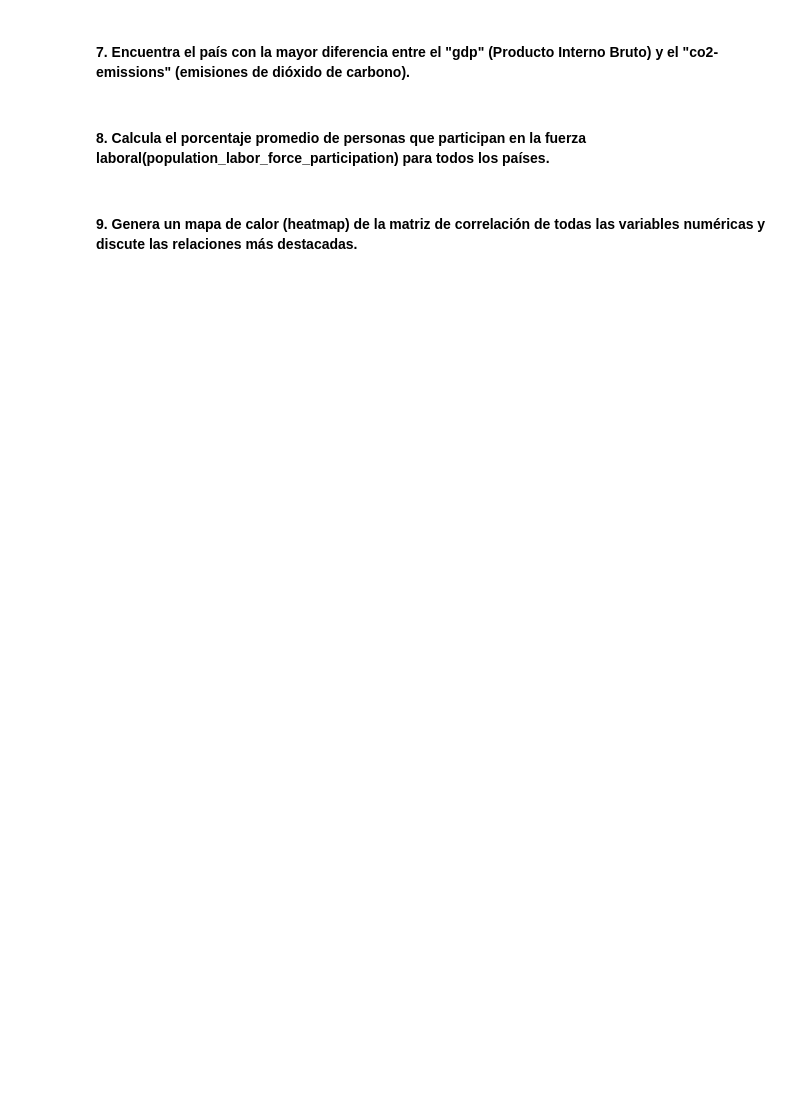
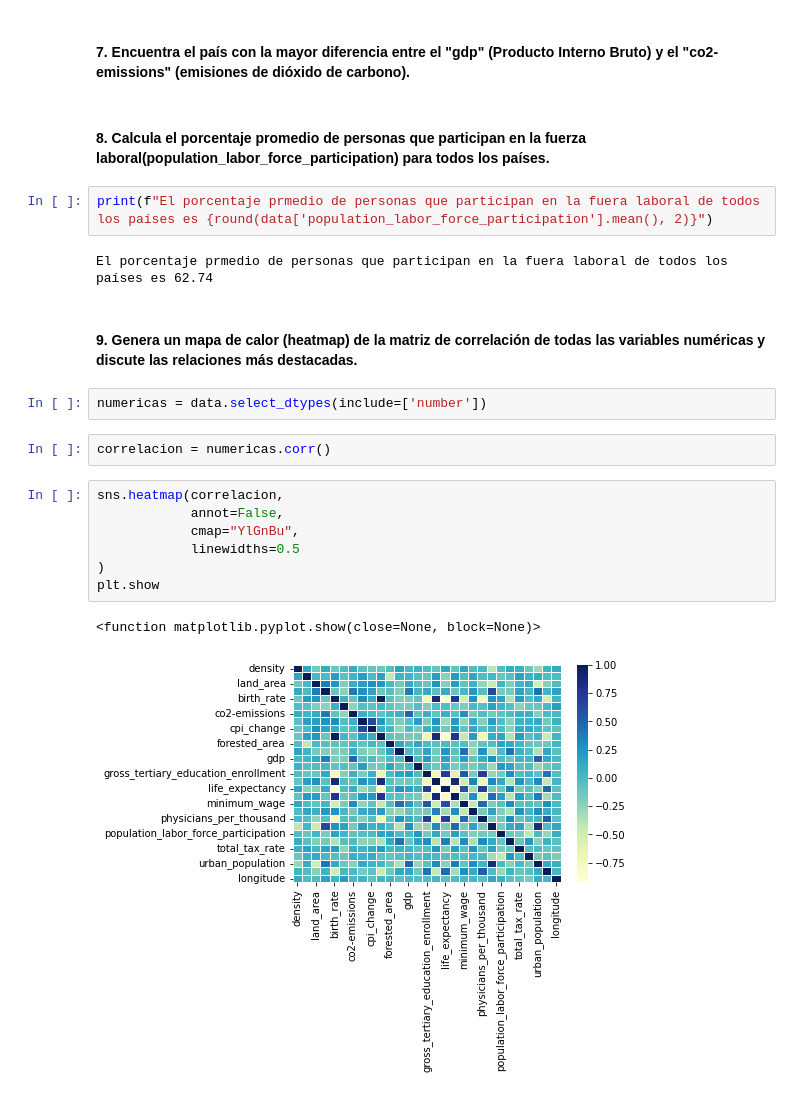
Before and after one commit to patriciamromero/promoG-modulo3-sprint2-pairprogramming-Alejandra-Mar-a-Patricia, a Jupyter notebook: pair_estadistica_descriptiva.ipynb, the cells around one changed output. Saved outputs shown, nothing was run; the diff lists cells and outputs as text; blank space fills up the shorter version.

```diff
--- a/pair_estadistica_descriptiva.ipynb
+++ b/pair_estadistica_descriptiva.ipynb
@@ -149,6 +160,24 @@ sns.histplot(data, x="variable", bins=10, kde=False, color="blue")
 #### 7. Encuentra el país con la mayor diferencia entre el "gdp" (Producto Interno Bruto) y el "co2-emissions" (emisiones de dióxido de carbono).
 # %% [markdown]
 #### 8. Calcula el porcentaje promedio de personas que participan en la fuerza laboral(population_labor_force_participation) para todos los países.
+# %%
+print(f"El porcentaje prmedio de personas que participan en la fuera laboral de todos los países es {round(data['population_labor_force_participation'].mean(), 2)}")
+# %% [output]
+El porcentaje prmedio de personas que participan en la fuera laboral de todos los países es 62.74
 # %% [markdown]
 
 #### 9. Genera un mapa de calor (heatmap) de la matriz de correlación de todas las variables numéricas y discute las relaciones más destacadas.
+# %%
+numericas = data.select_dtypes(include=['number'])
+# %%
+correlacion = numericas.corr()
+# %%
+sns.heatmap(correlacion,
+            annot=False,
+            cmap="YlGnBu",
+            linewidths=0.5
+)
+plt.show
+# %% [output]
+<function matplotlib.pyplot.show(close=None, block=None)>
+[figure, added]
```
Also changed, not shown: parts of 2 cells of this notebook.
